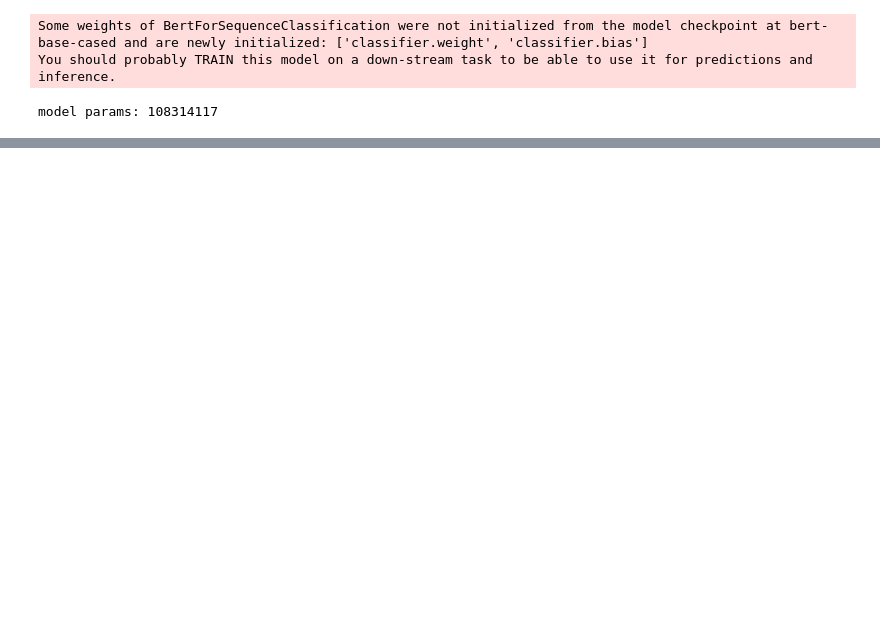
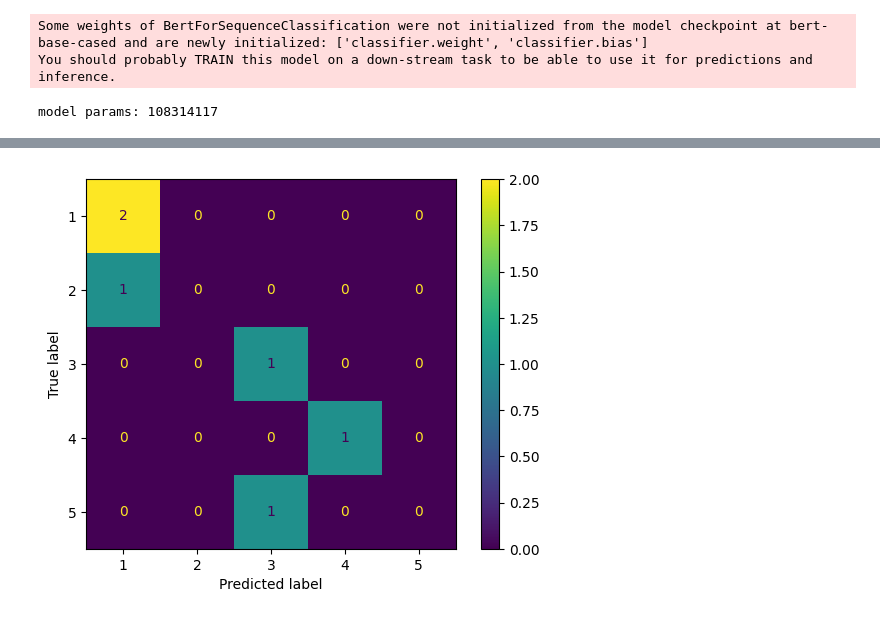
Before and after one commit to lrav35/yelp-review-classification, a Jupyter notebook: bert_training_notebook.ipynb, the cells around one changed output, grey strips where cells are left out. Saved outputs shown, nothing was run; the diff lists cells and outputs as text; code cells hidden in the pictures; blank space fills up the shorter version.

```diff
--- a/bert_training_notebook.ipynb
+++ b/bert_training_notebook.ipynb
@@ -70,0 +176,10 @@ model.to(device)
+# %%
+y_true = [1, 3, 4, 5, 2, 1]
+y_pred = [1, 3, 4, 3, 1, 1]
+
+# You can generate the confusion matrix like this:
+cm = multilabel_confusion_matrix(y_true, y_pred)
+ConfusionMatrixDisplay.from_predictions(y_true, y_pred)
+plt.savefig('cm.jpeg')
+# %% [output]
+[figure, added]
```
Also changed, not shown: parts of 10 cells of this notebook, 1 other file.
